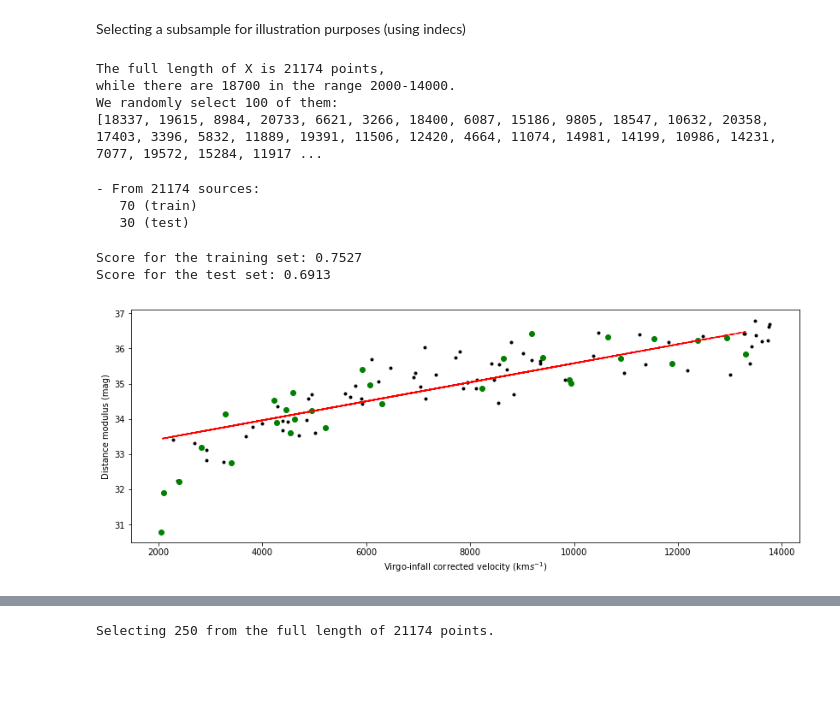
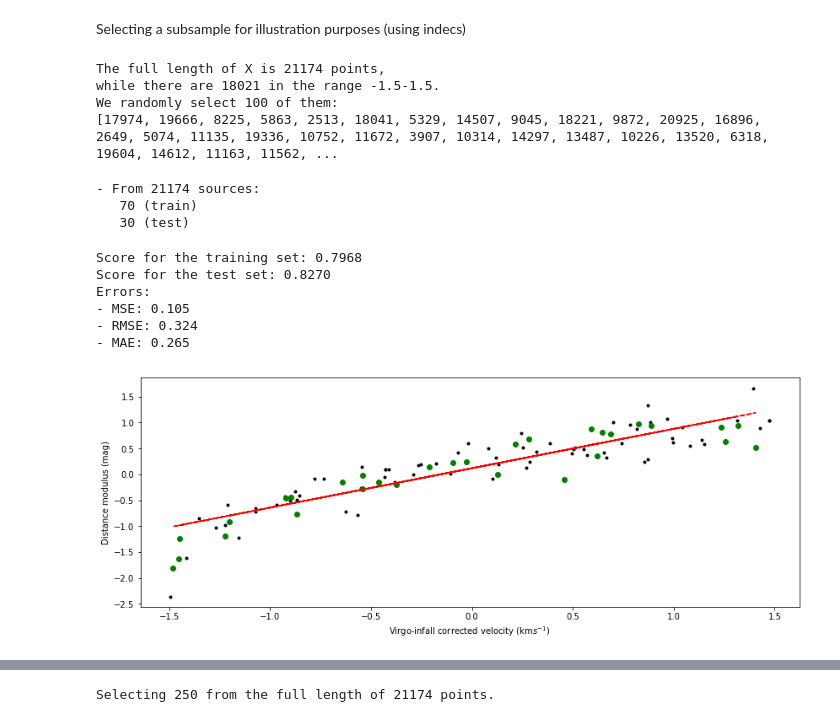
Before and after one commit to astrostatistics-in-crete/2022_summer_school, a Jupyter notebook: ML_Regression_Regularization/Regression_Regularization_SW_answerkey.ipynb, the cells around one changed output, grey strips where cells are left out. Cells and saved outputs as stored; diff of their text form; code cells hidden in the pictures; blank space fills up the shorter version.

```diff
--- a/ML_Regression_Regularization/ML_Regression_Regularization_SW_answerkey.ipynb
+++ b/ML_Regression_Regularization/Regression_Regularization_SW_answerkey.ipynb
@@ -118,0 +279,12 @@ plt.show()
+# %%
+from sklearn.preprocessing import StandardScaler
+
+scaler = StandardScaler()
+
+dt = np.column_stack((data['V_VIR'],data['MOD']))
+scaler.fit( dt )
+
+print(scaler.mean_)
+print(scaler.var_)
+
+new_dt = scaler.transform( dt )
@@ -118,0 +294,10 @@ plt.show()
+# %%
+X = new_dt[:,0].reshape(-1, 1)
+y = new_dt[:,1]
+
+fig = plt.figure(figsize=(14,5))
+plt.scatter(X, y, c='k', marker='.')
+
+plt.xlabel('X')
+plt.ylabel('y')
+plt.show()
@@ -121,8 +308,8 @@ Selecting a subsample for illustration purposes (using indecs)
 # %%
 import random
 
-minX = 2000
-maxX = 14000
+minX = -1.5
+maxX = 1.5
 rand = 100
 
 random.seed(134)
@@ -136,9 +323,9 @@ print(sel_indcs)
 print()
 # %% [output]
 The full length of X is 21174 points,
-while there are 18700 in the range 2000-14000.
+while there are 18021 in the range -1.5-1.5.
 We randomly select 100 of them:
-[18337, 19615, 8984, 20733, 6621, 3266, 18400, 6087, 15186, 9805, 18547, 10632, 20358, 17403, 3396, 5832, 11889, 19391, 11506, 12420, 4664, 11074, 14981, 14199, 10986, 14231, 7077, 19572, 15284, 11917 ...
+[17974, 19666, 8225, 5863, 2513, 18041, 5329, 14507, 9045, 18221, 9872, 20925, 16896, 2649, 5074, 11135, 19336, 10752, 11672, 3907, 10314, 14297, 13487, 10226, 13520, 6318, 19604, 14612, 11163, 11562, ...
 # %%
 # X_train, X_test, y_train, y_test = train_test_split(X[sel_indcs], y[sel_indcs],
 #                         test_size=0.2) #, random_state=42)
@@ -154,27 +341,42 @@ print(f'   {len(X_test)} (test)')
    70 (train)
    30 (test)
 # %%
+from sklearn.metrics import mean_squared_error, mean_absolute_error, r2_score
+
+
 reg = LinearRegression()
 reg.fit(X_train, y_train)
 y_pred = reg.predict(X_test)
 
 print(f'Score for the training set: {reg.score(X_train, y_train):0.4f}')
 print(f'Score for the test set: {reg.score(X_test, y_test):0.4f}')
 
 # find the parameters of the fit
 # print(reg.coef_)
 # print(reg.intercept_)
 
 fig = plt.figure(figsize=(14,5))
 
 plt.plot(X_train, y_train, 'k.', label='train')
 plt.plot(X_test, y_test, 'go', label='test' )
 plt.plot(X_test, y_pred, '--r', label='model' )
 
+mse = mean_squared_error(y_test, y_pred)
+rmse = mean_squared_error(y_test, y_pred, squared=False)
+mae = mean_absolute_error(y_test, y_pred)
+print('Errors:')
+print(f'- MSE: {mse:0.3f}')
+print(f'- RMSE: {rmse:0.3f}')
+print(f'- MAE: {mae:0.3f}')
+
 pltlabels()
 plt.show()
 # %% [output]
-Score for the training set: 0.7527
-Score for the test set: 0.6913
+Score for the training set: 0.7968
+Score for the test set: 0.8270
+Errors:
+- MSE: 0.105
+- RMSE: 0.324
+- MAE: 0.265
-[figure, old version]
+[figure, new version]
 # %%
```
Also changed, not shown: parts of 37 cells of this notebook, 2 other files.
